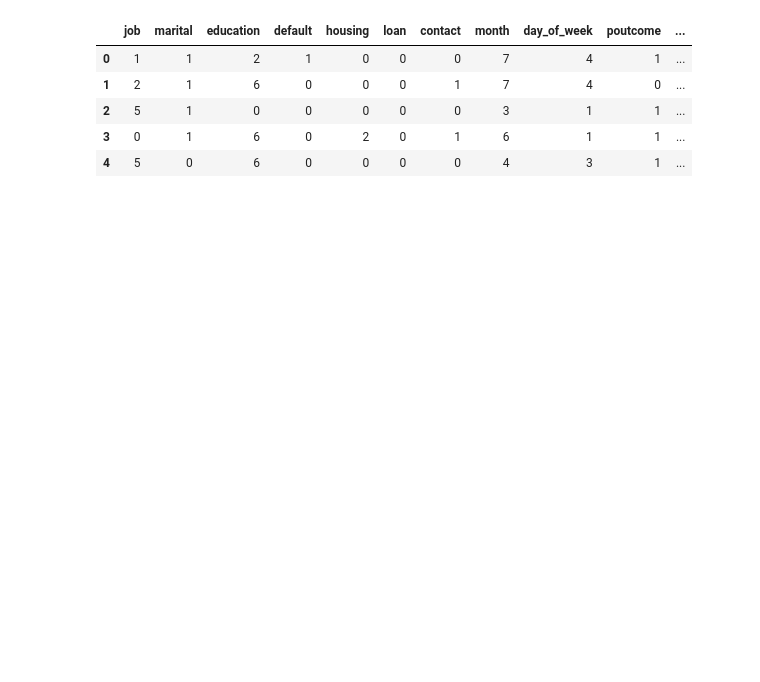
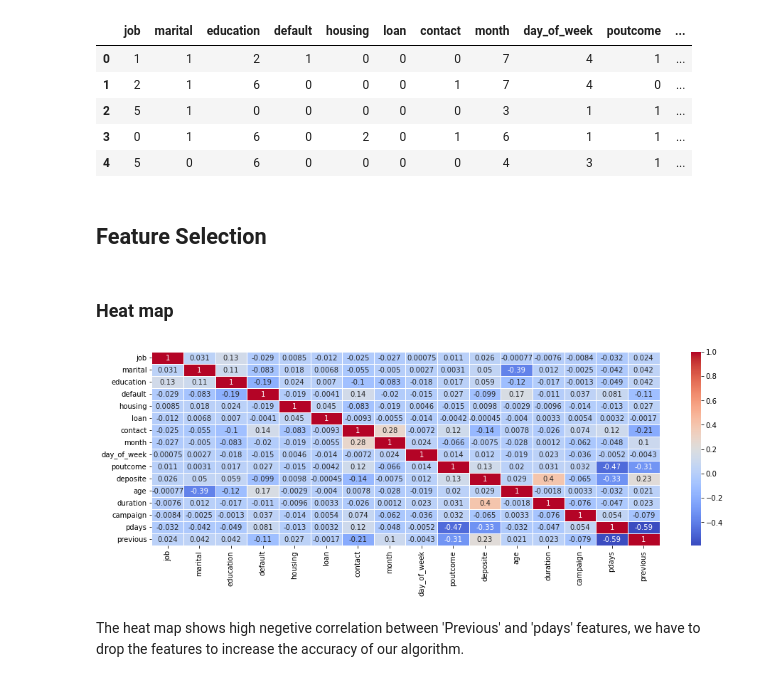
Before and after one commit to rivoni-khoza/Long_term_investment, a Jupyter notebook: long-term_investment_prediction.ipynb, the cells around one changed output. Saved outputs shown, nothing was run; the diff lists cells and outputs as text; code cells hidden in the pictures; blank space fills up the shorter version.

Commit message:
Model training and selection

```diff
--- a/long-term_investment_prediction.ipynb
+++ b/long-term_investment_prediction.ipynb
@@ -371,7 +399,7 @@ plt.rcParams['figure.figsize'] = (16, 5)
 # %%
 # merging the converted dataframes to have one dataframe with only numerical values
-#df_final= df_train_f.merge(int64list,  left_index=True, right_index=True)
-#df_final.head()
+df_final= df_train_f.merge(int64list,  left_index=True, right_index=True)
+df_final.head()
 # %% [output]
 |  | job | marital | education | default | housing | loan | contact | month | day_of_week | poutcome | ... |
 | 0 | 1 | 1 | 2 | 1 | 0 | 0 | 0 | 7 | 4 | 1 | ... |
@@ -379,3 +407,17 @@ plt.rcParams['figure.figsize'] = (16, 5)
 | 2 | 5 | 1 | 0 | 0 | 0 | 0 | 0 | 3 | 1 | 1 | ... |
 | 3 | 0 | 1 | 6 | 0 | 2 | 0 | 1 | 6 | 1 | 1 | ... |
 | 4 | 5 | 0 | 6 | 0 | 0 | 0 | 0 | 4 | 3 | 1 | ... |
+# %% [markdown]
+## Feature Selection
+# %% [markdown]
+### Heat map
+# %%
+# Having alook at the correlation of features
+# plotting the heatmap
+hm = sns.heatmap(df_final.corr(), cmap='coolwarm', annot=True, linewidth=0.7)
+# displaying the plotted heatmap
+plt.show()
+# %% [output]
+[figure, added]
+# %% [markdown]
+The heat map shows high negetive correlation between 'Previous' and 'pdays' features, we have to drop the features to increase the accuracy of our algorithm.
```
Also changed, not shown: parts of 21 cells of this notebook.
